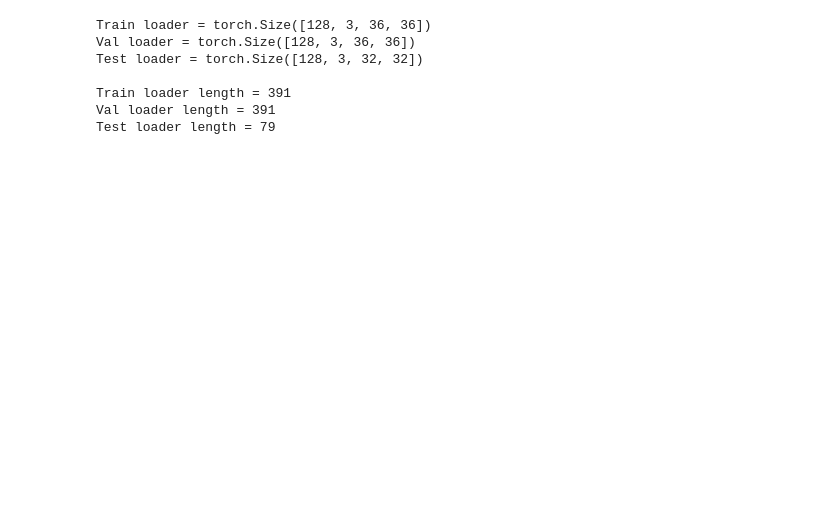
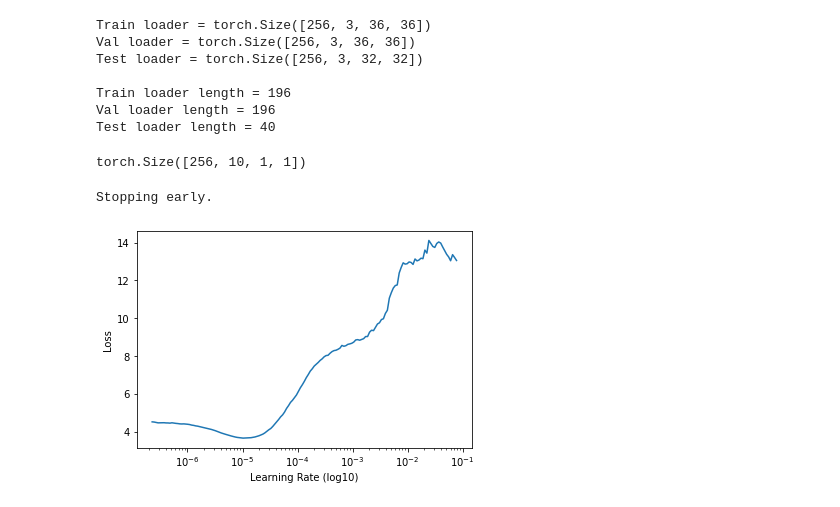
Before and after one commit to scarecrow-tsai/eva6-assignment-8, a Jupyter notebook: main.ipynb, the cells around one changed output. Saved outputs shown, nothing was run; the diff lists cells and outputs as text; code cells hidden in the pictures; blank space fills up the shorter version.

```diff
--- a/main.ipynb
+++ b/main.ipynb
@@ -34,18 +37,15 @@ set_seed(69)
 ################################
 ## CONFIG
 ################################
-
 
 DATASET_NAME = "cifar10"
 DATASET_PATH = f"./../data/{DATASET_NAME}/"
 NUM_CLASSES = 10
 NUM_INPUT_CHANNELS = 3
 
-
-BATCH_SIZE = 128
+BATCH_SIZE = 256
 EPOCHS = 1
 LEARNING_RATE = 0.01
-
 
 # SET GPU
 device = torch.device("cuda" if torch.cuda.is_available() else "cpu")
@@ -123,13 +123,13 @@ print(f"\nTrain loader length = {len(train_loader)}")
 print(f"Val loader length = {len(val_loader)}")
 print(f"Test loader length = {len(test_loader)}")
 # %% [output]
-Train loader = torch.Size([128, 3, 36, 36])
-Val loader = torch.Size([128, 3, 36, 36])
-Test loader = torch.Size([128, 3, 32, 32])
+Train loader = torch.Size([256, 3, 36, 36])
+Val loader = torch.Size([256, 3, 36, 36])
+Test loader = torch.Size([256, 3, 32, 32])
 
-Train loader length = 391
-Val loader length = 391
-Test loader length = 79
+Train loader length = 196
+Val loader length = 196
+Test loader length = 40
 # %%
 ################################
 ## LOAD MODEL
@@ -139,9 +139,20 @@ model = ResNet(num_input_channels=NUM_INPUT_CHANNELS, num_classes=NUM_CLASSES)
 
 x_train_example, y_train_example = next(iter(train_loader))
 y_pred_example = model(x_train_example)
+print(y_pred_example.shape)
 
 model.to(device)
 
 criterion = nn.CrossEntropyLoss()
 optimizer = optim.SGD(model.parameters(), lr=LEARNING_RATE, momentum=0.99)
-scheduler = optim.lr_scheduler.CosineAnnealingWarmRestarts(optimizer, 1)
+# %% [output]
+torch.Size([256, 10, 1, 1])
+# %%
+lr_finder = LRFinder(model=model, criterion=criterion, optimizer=optimizer, device=device)
+LEARNING_RATE = lr_finder.run(dataloader=train_loader, min_lr=1e-7, max_lr=1.0, beta=0.98)
+# %% [output]
+Stopping early.
+# %%
+lr_finder.plot()
+# %% [output]
+[figure, added]
```
Also changed, not shown: parts of 11 cells of this notebook, 3 other files.
